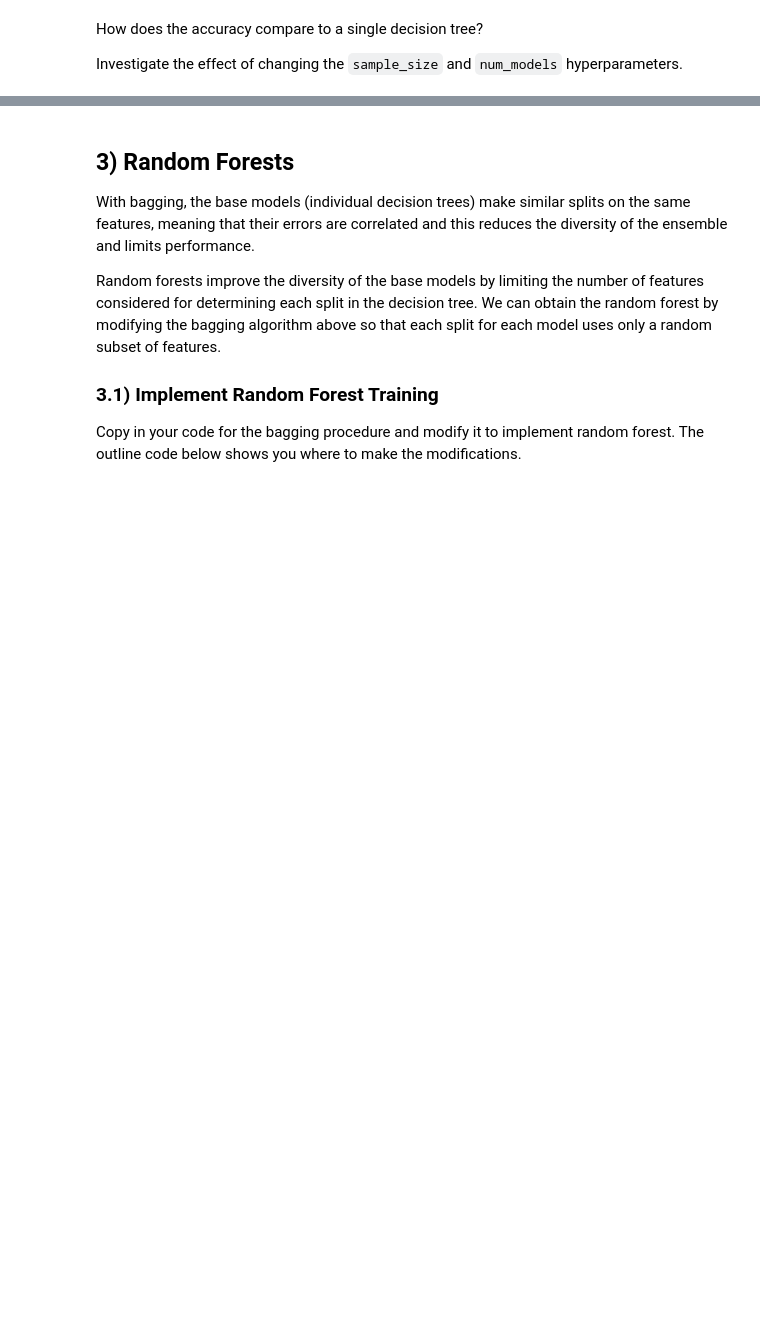
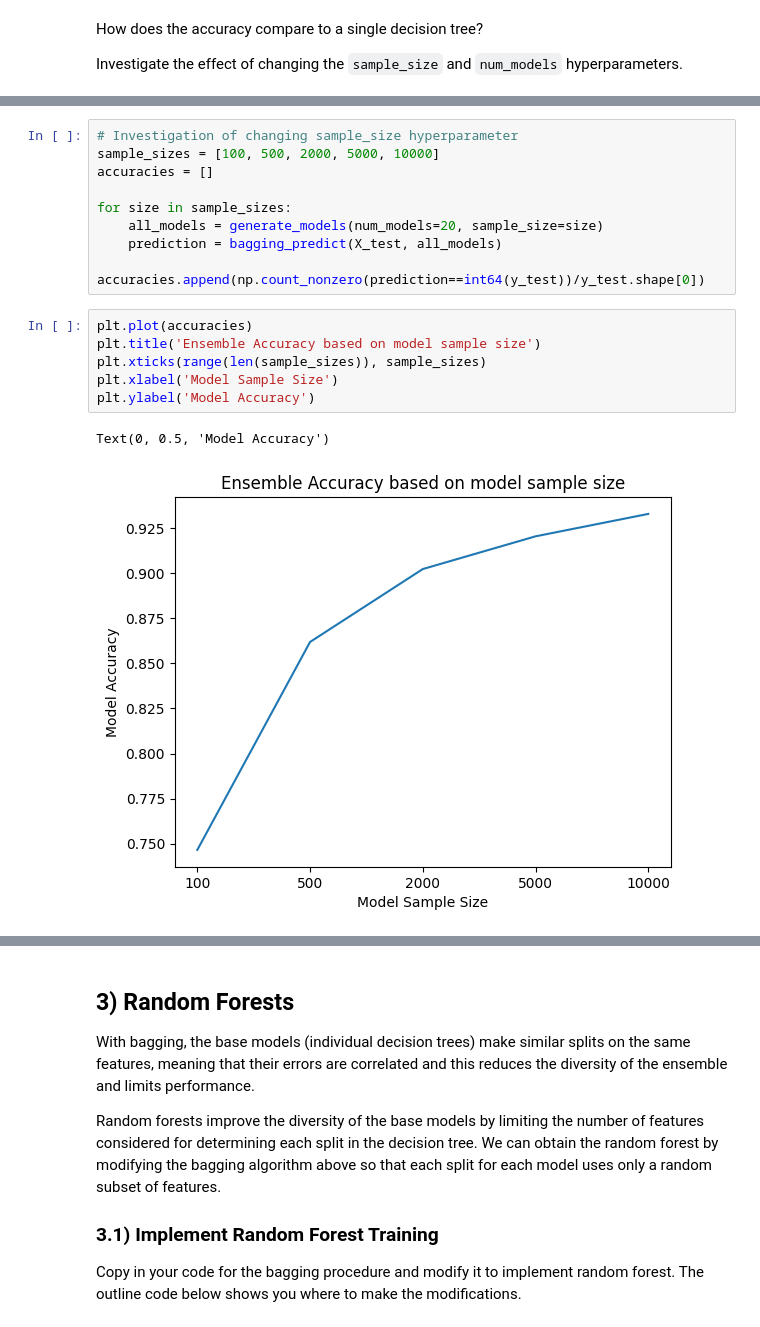
Before and after one commit to alexelwood14/lab_sheets_public, a Jupyter notebook: lab7/lab7-trees_and_ensembles.ipynb, the cells around one changed output, grey strips where cells are left out. Cells and saved outputs as stored; diff of their text form; blank space fills up the shorter version.

```diff
--- a/lab7/lab7-trees_and_ensembles.ipynb
+++ b/lab7/lab7-trees_and_ensembles.ipynb
@@ -216,0 +240,18 @@ Investigate the effect of changing the `sample_size` and `num_models` hyperparam
+# %%
+# Investigation of changing sample_size hyperparameter
+sample_sizes = [100, 500, 2000, 5000, 10000]
+accuracies = []
+
+for size in sample_sizes:
+    all_models = generate_models(num_models=20, sample_size=size)
+    prediction = bagging_predict(X_test, all_models)
+    accuracies.append(np.count_nonzero(prediction==int64(y_test))/y_test.shape[0])
+# %%
+plt.plot(accuracies)
+plt.title('Ensemble Accuracy based on model sample size')
+plt.xticks(range(len(sample_sizes)), sample_sizes)
+plt.xlabel('Model Sample Size')
+plt.ylabel('Model Accuracy')
+# %% [output]
+Text(0, 0.5, 'Model Accuracy')
+[figure, added]
```
Also changed, not shown: parts of 6 cells of this notebook.
